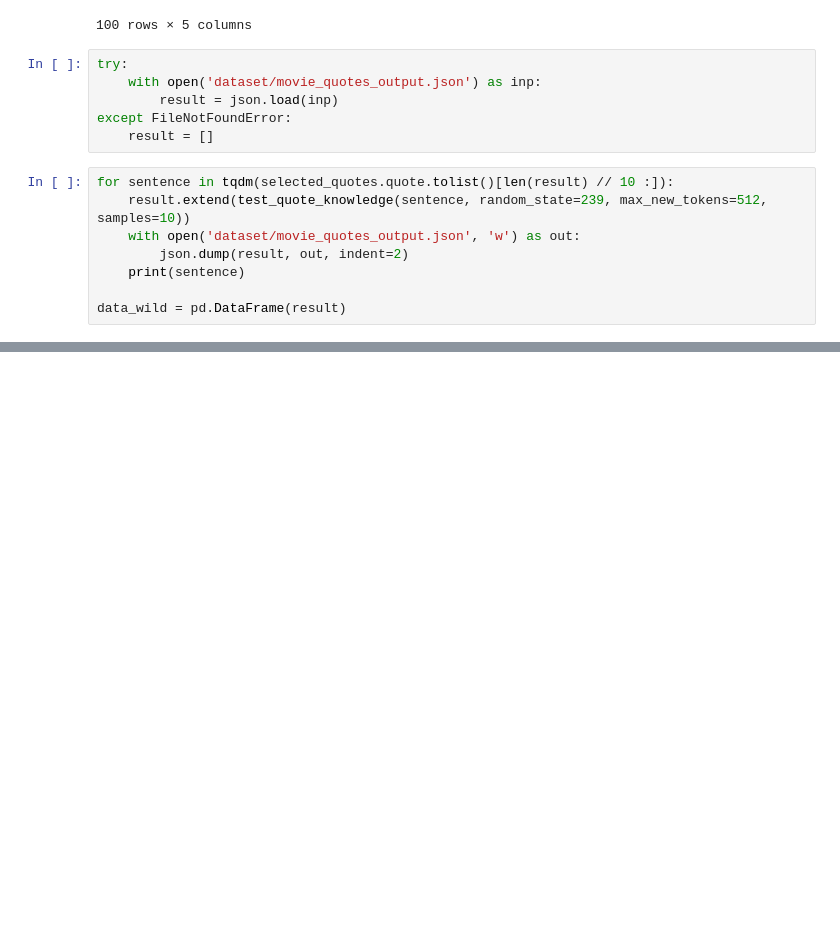
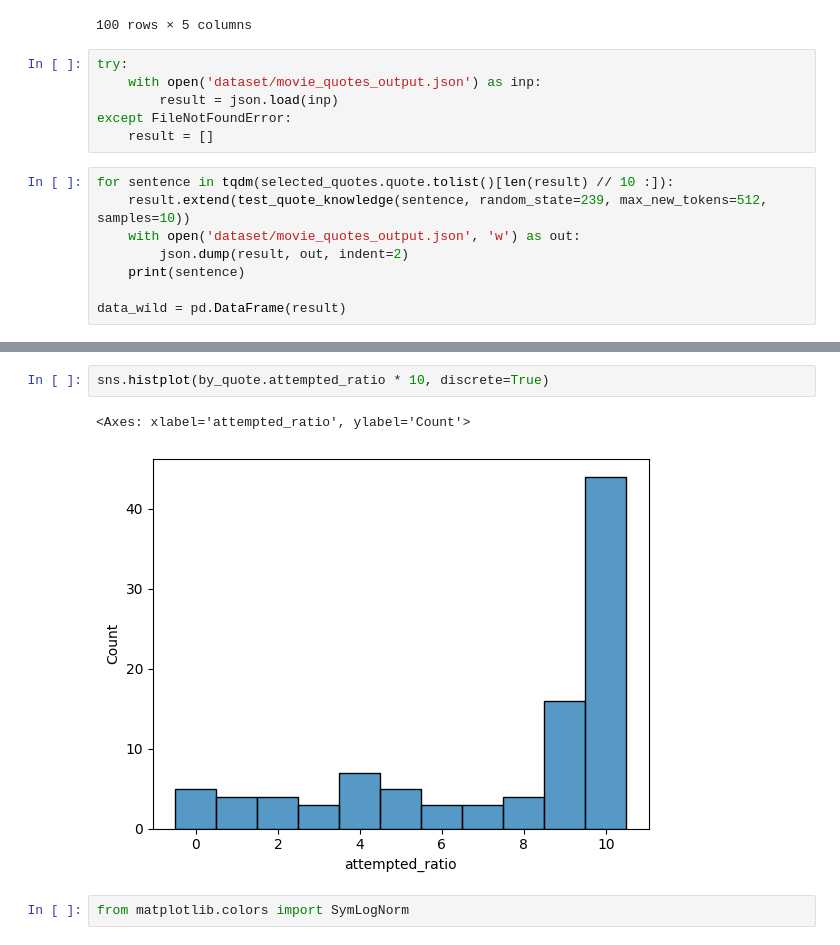
Before and after one commit to olegsmirnov2001/llm-hallucinations, a Jupyter notebook: jupyter/real_dataset.ipynb, the cells around one changed output, grey strips where cells are left out. Drawn from its saved outputs; the diff is of its cells as text; blank space fills up the shorter version.

```diff
--- a/jupyter/real_dataset.ipynb
+++ b/jupyter/real_dataset.ipynb
@@ -536,0 +733,7 @@ data_wild = pd.DataFrame(result)
+# %%
+sns.histplot(by_quote.attempted_ratio * 10, discrete=True)
+# %% [output]
+<Axes: xlabel='attempted_ratio', ylabel='Count'>
+[figure, added]
+# %%
+from matplotlib.colors import SymLogNorm
```
Also changed, not shown: parts of 21 cells of this notebook, 3 other files.
